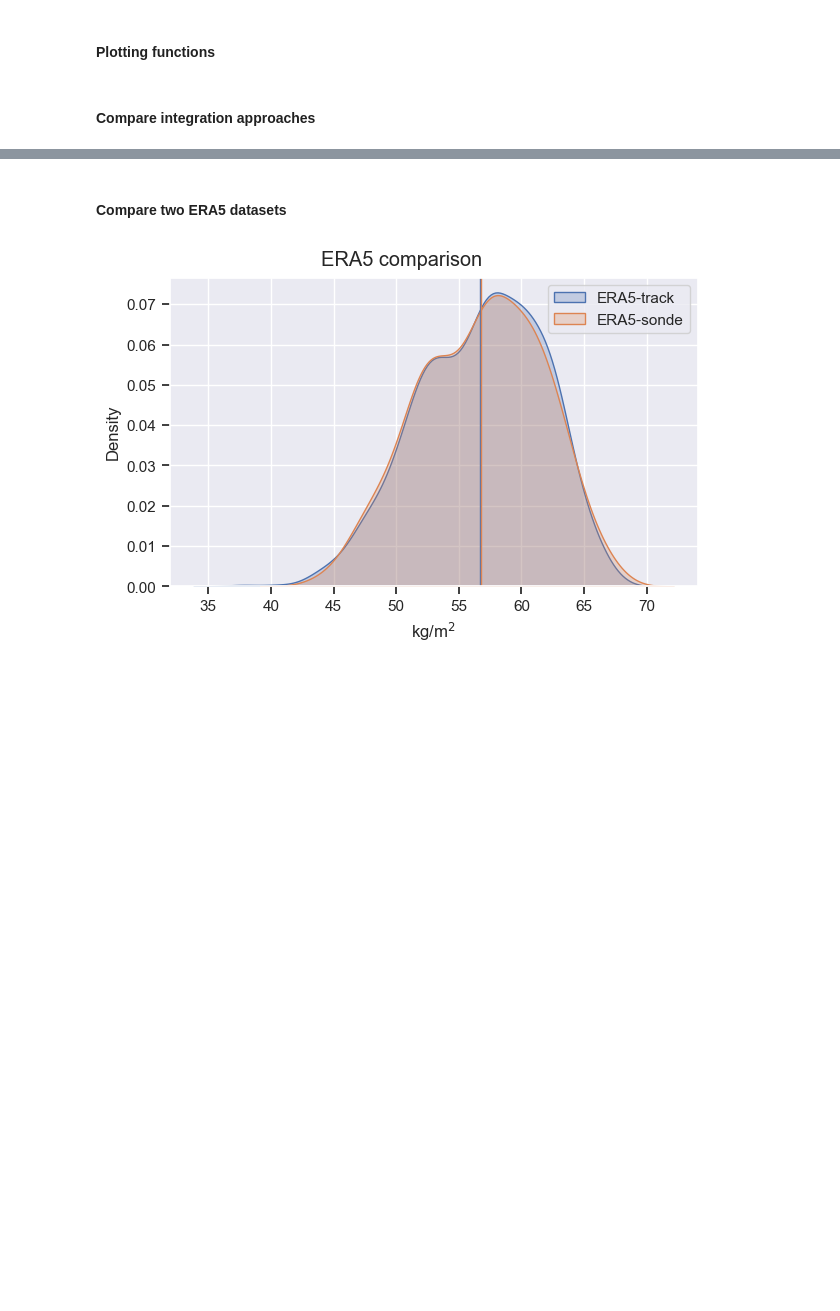
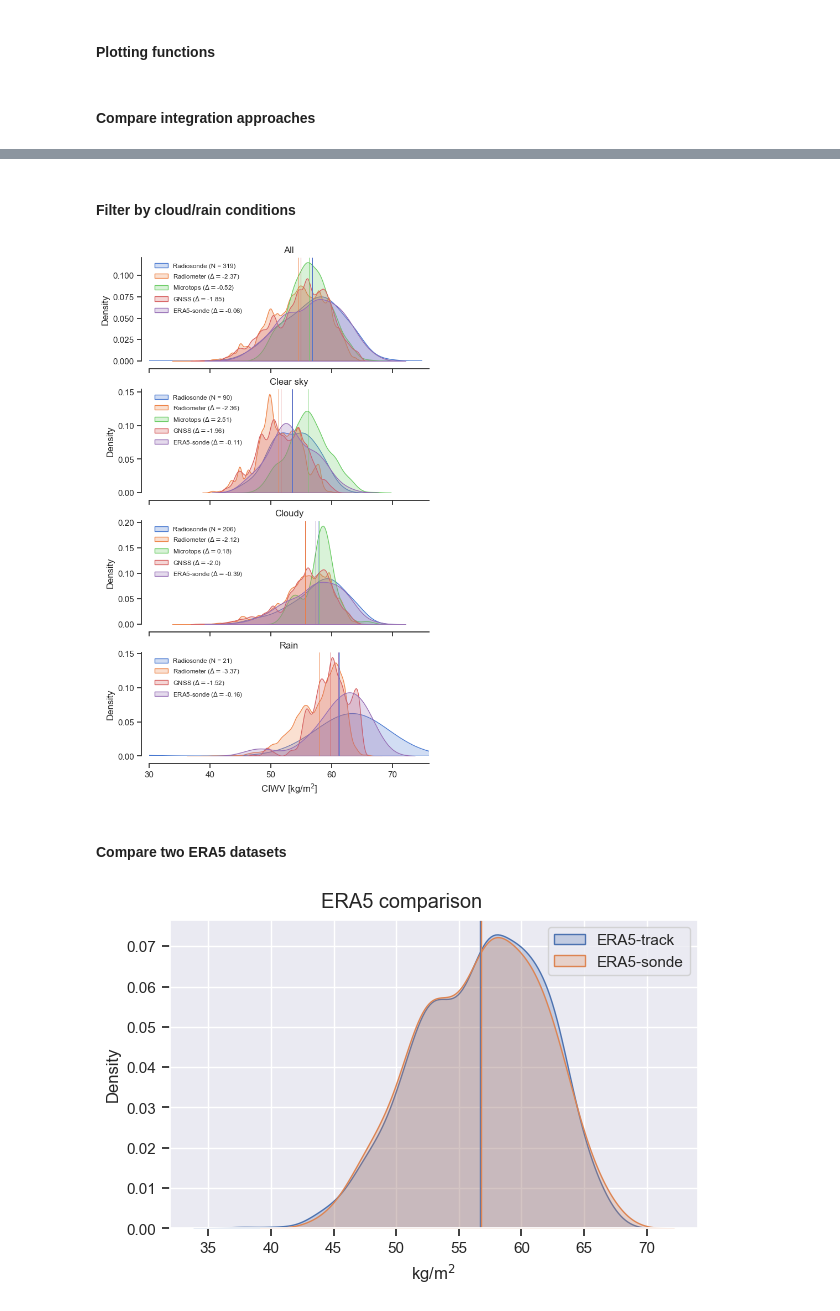
Before and after one commit to allison-wing/piccolo-data-ruppert, a Jupyter notebook: bowtie_sonde_comparison.ipynb, the cells around one changed output, grey strips where cells are left out. Drawn from its saved outputs; the diff is of its cells as text; code cells hidden in the pictures; blank space fills up the shorter version.

```diff
--- a/bowtie_sonde_comparison.ipynb
+++ b/bowtie_sonde_comparison.ipynb
@@ -67,6 +85,7 @@ cwv_era5v1, cwv_era5v2, times_era5, times_sonde_era5 = read_era5_shiptrack_iwv()
 # %%
 # CWV aka IWV aka PW
 cwv_meteor = vert_integral(snd_meteor)
+cwv_meteor_30m = vert_integral(snd_meteor, zbase=30)
 cwv_hydro = vert_integral_hydro(snd_meteor)
 cwv_halo = vert_integral(snd_halo, set_nans=False)
 cwv_halo_hydro = vert_integral_hydro(snd_halo)
@@ -474,0 +497,8 @@ plot_cwv_kde(legends, cwvs, title='All-data comparison')
+# %% [markdown]
+#### Filter by cloud/rain conditions
+# %%
+cm_meteor = interpolate_cloud_mask(times_cloud_mask, cloud_mask, snd_meteor['times'])
+cm_rdm = interpolate_cloud_mask(times_cloud_mask, cloud_mask, times_rdm)
+cm_photom = interpolate_cloud_mask(times_cloud_mask, cloud_mask, photom['Date(dd:mm:yyyy)'].values)
+cm_gps = interpolate_cloud_mask(times_cloud_mask, cloud_mask, times_gps)
+cm_era5v2 = interpolate_cloud_mask(times_cloud_mask, cloud_mask, times_sonde_era5)
@@ -475,3 +571,59 @@ plot_cwv_kde(legends, cwvs, title='All-data comparison')
+# %%
+cwv_meteor_select = cwv_meteor_30m
+# cwv_meteor_select = cwv_meteor
+
+cwvs_all = [
+    cwv_meteor_select[t_ind_snd],
+    cwv_rdm[t_ind_rdm],
+    photom['Water Vapor(cm)'][t_ind_photom],
+    cwv_gps[t_ind_gps],
+    cwv_era5v2[t_ind_era5v2],
+]
+
+i_cloud_mask = 1
+cm_tag2 = 'Clear sky'
+cwvs_cs = [
+    cwv_meteor_select[t_ind_snd][np.where(cm_meteor[t_ind_snd] == i_cloud_mask)],
+    cwv_rdm[t_ind_rdm][np.where(cm_rdm[t_ind_rdm] == i_cloud_mask)],
+    (photom['Water Vapor(cm)'][t_ind_photom].values)[np.where(cm_photom[t_ind_photom] == i_cloud_mask)],
+    cwv_gps[t_ind_gps][np.where(cm_gps[t_ind_gps] == i_cloud_mask)],
+    cwv_era5v2[t_ind_era5v2][np.where(cm_era5v2[t_ind_era5v2] == i_cloud_mask)],
+]
+
+# i_cloud_mask = 2
+cm_tag3 = 'Cloudy'
+cwvs_cloudy = [
+    cwv_meteor_select[t_ind_snd][np.where((cm_meteor[t_ind_snd] == 2) | (cm_meteor[t_ind_snd] == 3))],
+    cwv_rdm[t_ind_rdm][np.where((cm_rdm[t_ind_rdm] == 2) | (cm_rdm[t_ind_rdm] == 3))],
+    (photom['Water Vapor(cm)'][t_ind_photom].values)[np.where((cm_photom[t_ind_photom] == 2) | (cm_photom[t_ind_photom] == 3))],
+    cwv_gps[t_ind_gps][np.where((cm_gps[t_ind_gps] == 2) | (cm_gps[t_ind_gps] == 3))],
+    cwv_era5v2[t_ind_era5v2][np.where((cm_era5v2[t_ind_era5v2] == 2) | (cm_era5v2[t_ind_era5v2] == 3))],
+]
+
+i_cloud_mask = 4
+cm_tag4 = 'Rain'
+cwvs_rain = [
+    cwv_meteor_select[t_ind_snd][np.where(cm_meteor[t_ind_snd] == i_cloud_mask)],
+    cwv_rdm[t_ind_rdm][np.where(cm_rdm[t_ind_rdm] == i_cloud_mask)],
+    (photom['Water Vapor(cm)'][t_ind_photom].values)[np.where(cm_photom[t_ind_photom] == i_cloud_mask)],
+    cwv_gps[t_ind_gps][np.where(cm_gps[t_ind_gps] == i_cloud_mask)],
+    cwv_era5v2[t_ind_era5v2][np.where(cm_era5v2[t_ind_era5v2] == i_cloud_mask)],
+]
+
+cwvs_nested = [cwvs_all, cwvs_cs, cwvs_cloudy, cwvs_rain]
+cm_tags = ['All', cm_tag2, cm_tag3, cm_tag4]
+
+legends = [
+    'Radiosonde',
+    'Radiometer',
+    'Microtops',
+    'GNSS',
+    'ERA5-sonde'
+    ]
+
+plot_cwv_kde_cm(legends, cwvs_nested, cm_tags)
+# %% [output]
+[figure, added]
 # %% [markdown]
 #### Compare two ERA5 datasets
 # %%
```
Also changed, not shown: parts of 11 cells of this notebook, 2 other files.
